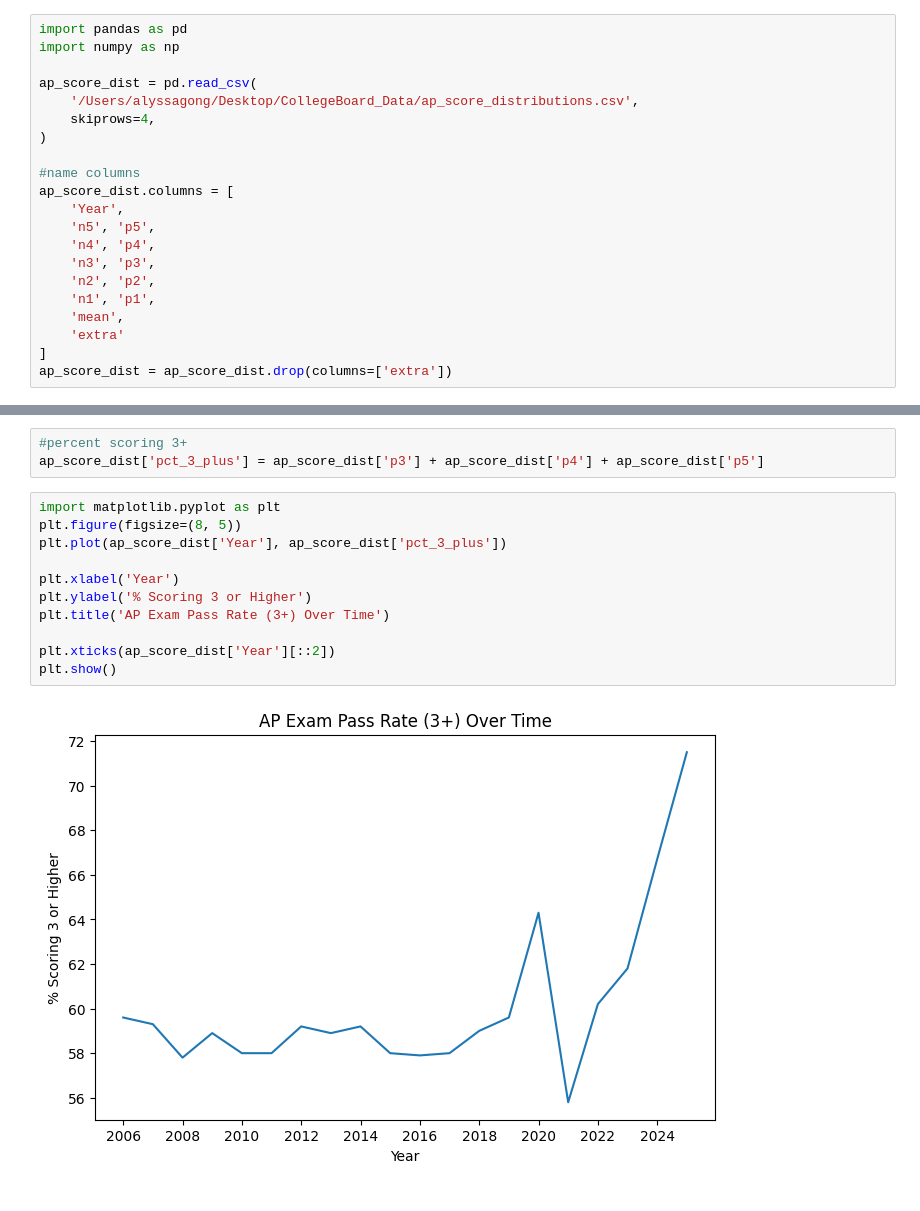
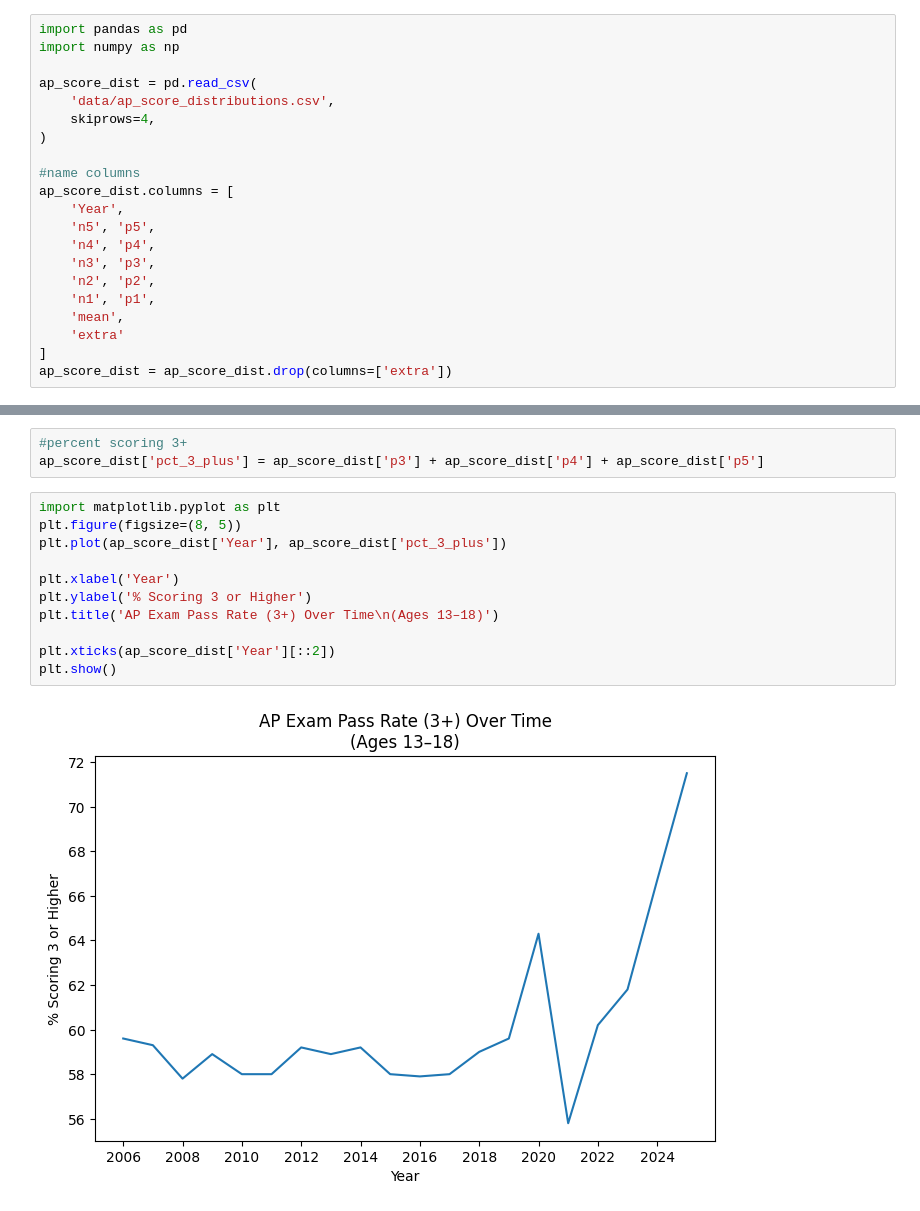
Before and after one commit to JWanderer73/AP-subsidies-Analysis, a Jupyter notebook: time_series.ipynb, the cells around one changed output, grey strips where cells are left out. Cells and saved outputs as stored; diff of their text form.

Commit message:
Restructured project to use relative paths and added data folder

```diff
--- a/time_series.ipynb
+++ b/time_series.ipynb
@@ -3,7 +3,7 @@ import pandas as pd
 import numpy as np
 
 ap_score_dist = pd.read_csv(
-    '/Users/alyssagong/Desktop/CollegeBoard_Data/ap_score_distributions.csv',
+    'data/ap_score_distributions.csv',
     skiprows=4,
 )
 
@@ -51,15 +51,15 @@ ap_score_dist['pct_3_plus'] = ap_score_dist['p3'] + ap_score_dist['p4'] + ap_sco
 # %%
 import matplotlib.pyplot as plt
 plt.figure(figsize=(8, 5))
 plt.plot(ap_score_dist['Year'], ap_score_dist['pct_3_plus'])
 
 plt.xlabel('Year')
 plt.ylabel('% Scoring 3 or Higher')
-plt.title('AP Exam Pass Rate (3+) Over Time')
+plt.title('AP Exam Pass Rate (3+) Over Time\n(Ages 13–18)')
 
 plt.xticks(ap_score_dist['Year'][::2])
 plt.show()
 # %% [output]
-[figure, old version]
+[figure, new version]
 # %%
 ap_participation = pd.read_csv(
```
Also changed, not shown: parts of 6 cells of this notebook, 4 other files.
